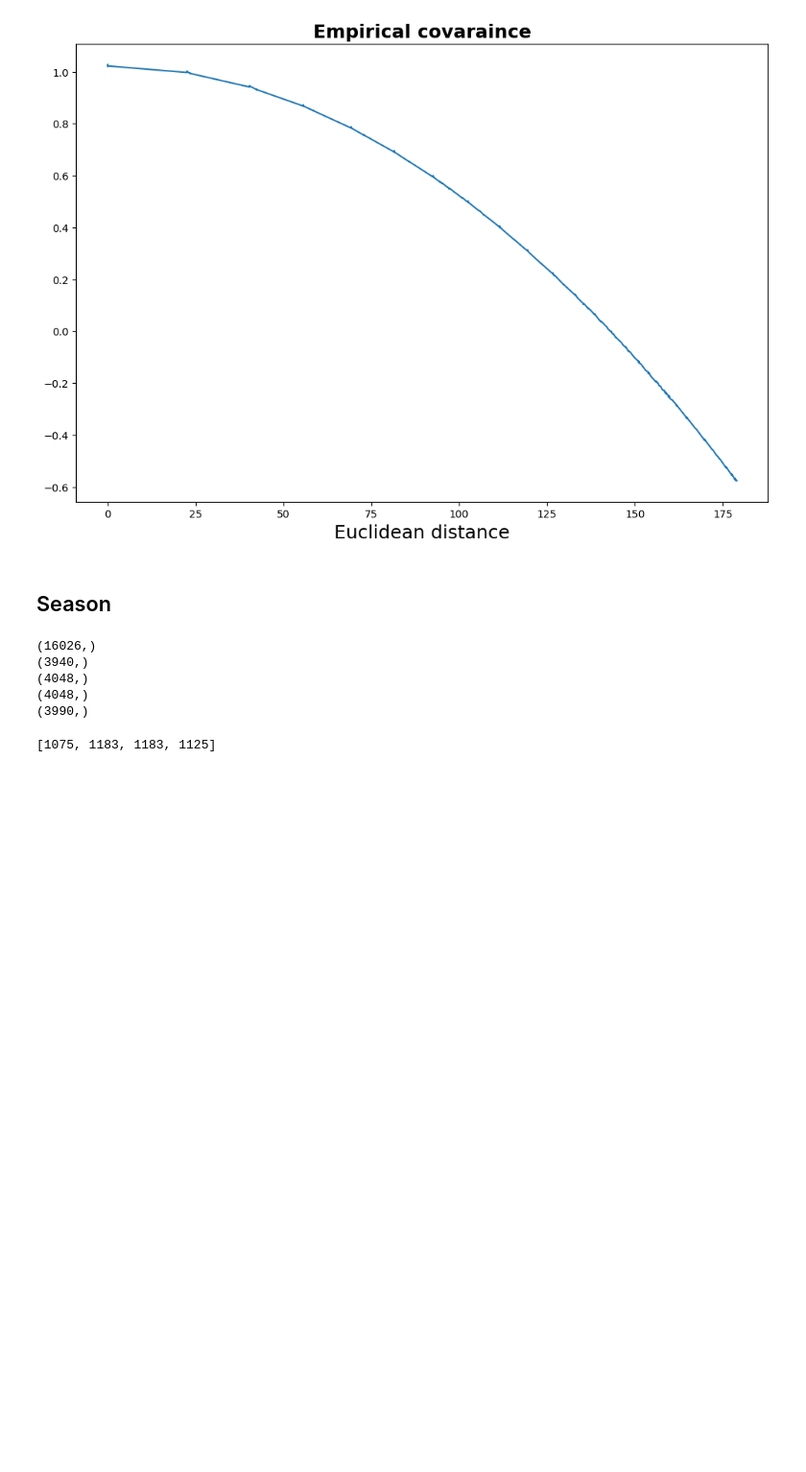
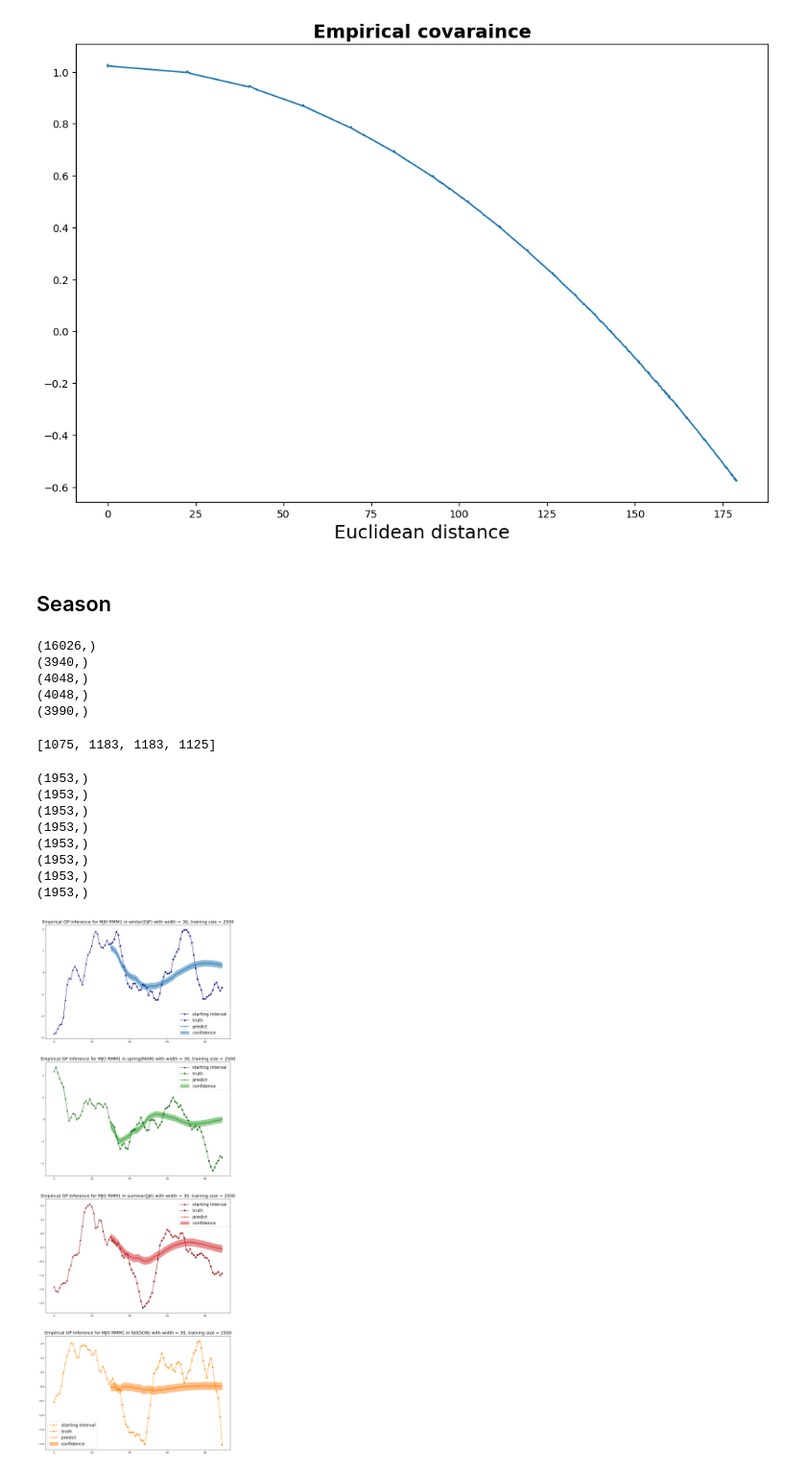
Before and after one commit to vishwas1984/SINDy_RealData, a Jupyter notebook: examples/emp_stats.ipynb, the cells around one changed output. Shown at 96% size. Drawn from its saved outputs; the diff is of its cells as text; code cells hidden in the pictures; blank space fills up the shorter version.

Commit message:
update empirical stats and season file

```diff
--- a/examples/emp_stats.ipynb
+++ b/examples/emp_stats.ipynb
@@ -376,2 +360,58 @@ plt.show()
 # %% [output]
 [1075, 1183, 1183, 1125]
+# %%
+season_months = ['winter(DJF)','spring(MAM)','summer(JJA)','fall(SON)']
+plot_colors = ['tab:blue','tab:green','tab:red','tab:orange']
+dark_colors = ['darkblue','darkgreen','darkred','darkorange']
+rmms = ['RMM1','RMM2']
+test_ids = np.arange(start_test, start_test + max(ms))
+for i in range(1):#range(n_pred):
+    # start_ids = np.arange(i + start_test + width + 1 - width, i + start_test + width + 1)
+    # pred_ids = np.arange(i + start_test + width, i + start_test + width + lead_time)
+    start_ids = np.arange(season_npzfile[season]['id'][test_ids[pred_ids[season][i]]], season_npzfile[season]['id'][test_ids[pred_ids[season][i]+width+1]])
+    pred_ids_season = np.arange(season_npzfile[season]['id'][test_ids[pred_ids[season][i]+width]], season_npzfile[season]['id'][test_ids[pred_ids[season][i]+width+lead_time]])
+    for rmm in rmms:
+        fig, axs = plt.subplots(4, 1, figsize=(14, 10*4))
+        for k, season in enumerate(seasons):
+            color = plot_colors[k]
+            darkcolor = dark_colors[k]
+            season_month = season_months[k]
+            axs[k].plot(np.arange(width+1), season_npzfile[season][rmm][test_ids[pred_ids[season][i]: pred_ids[season][i]+width+1]], color=darkcolor, marker='^')
+            axs[k].plot(np.arange(width, width+lead_time), obs[season][rmm][i,:], color=darkcolor, marker='o')
+            # Plot predictive means as blue line
+            axs[k].plot(np.arange(width, width+lead_time), observed_preds[season][rmm][i,:], color=color, linewidth=2, marker='x')
+            # shade between the lower and upper confidence bounds
+            axs[k].fill_between(np.arange(width, width+lead_time), lower_confs[season][rmm][i,:], upper_confs[season][rmm][i,:], alpha=0.5, color=color)
+
+            axs[k].legend(['starting interval', 'truth', 'predict', 'confidence'],fontsize=18)
+            axs[k].set_title(f'Empirical GP Inference for MJO {rmm} in {season_month} with width = {width}, training size = {n}',fontsize=18)
+
+
+# Plot covariance versus Euclidean distance
+plt.figure(figsize=(12,8))
+for season, season_month, color in zip(seasons, season_months, plot_colors):
+    iu = np.triu_indices(len(dist_joint[season]))
+    dist_joint_unfold = dist_joint[season][iu]
+    emp_jointcov_unfold = train_jointcov[season][iu]
+    print(dist_joint_unfold.shape)
+    print(emp_jointcov_unfold.shape)
+
+    arrind = dist_joint_unfold.argsort()
+    sorted_dist_joint = dist_joint_unfold[arrind]
+    sorted_emp_jointcov = emp_jointcov_unfold[arrind]
+
+    plt.plot(sorted_dist_joint, sorted_emp_jointcov, color=color)
+plt.legend(season_months, fontsize=18)
+plt.xlabel('Euclidean distance', fontsize=18)
+plt.title(f'Empirical covaraince in {season_month}', fontsize=18, fontweight="bold")
+plt.show()
+# %% [output]
+(1953,)
+(1953,)
+(1953,)
+(1953,)
+(1953,)
+(1953,)
+(1953,)
+(1953,)
+[figure, added]
```
Also changed, not shown: parts of 5 cells of this notebook, 10 other files.
